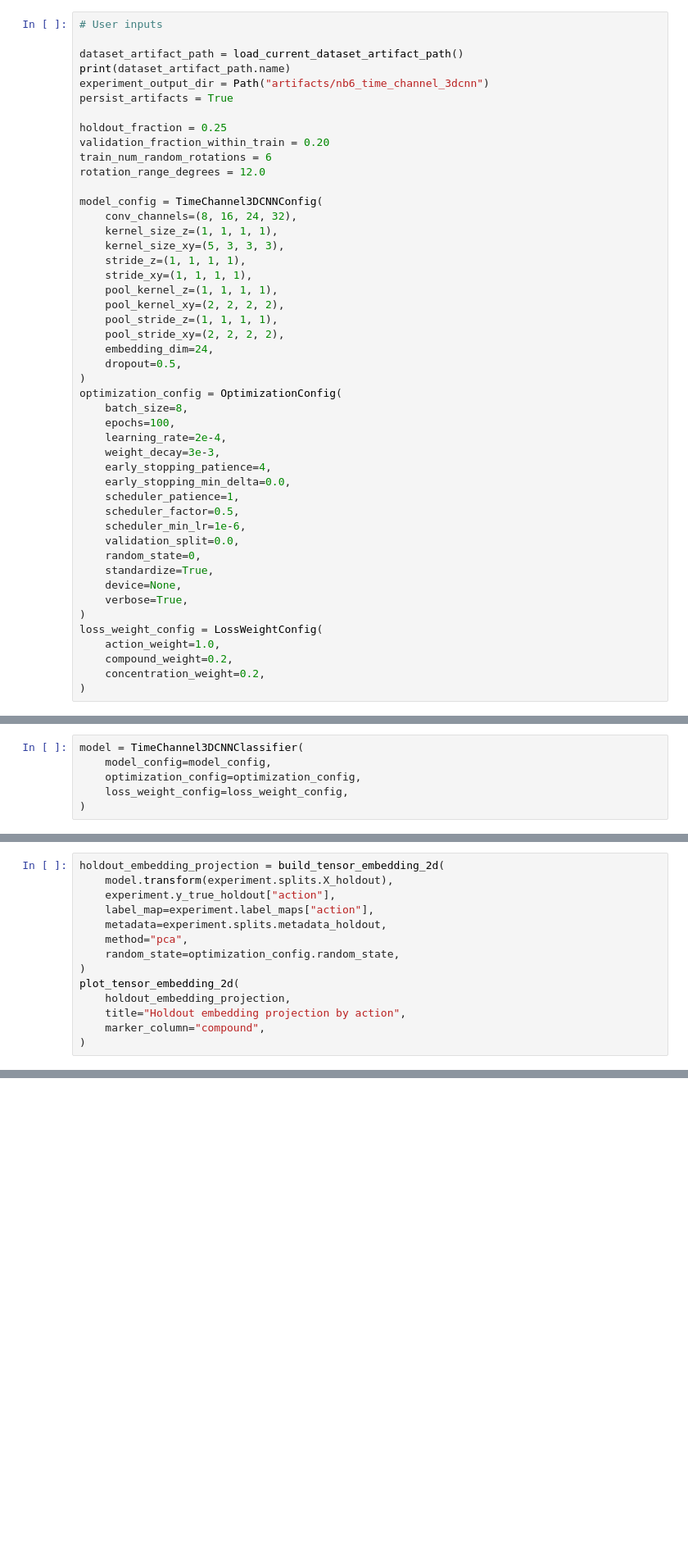
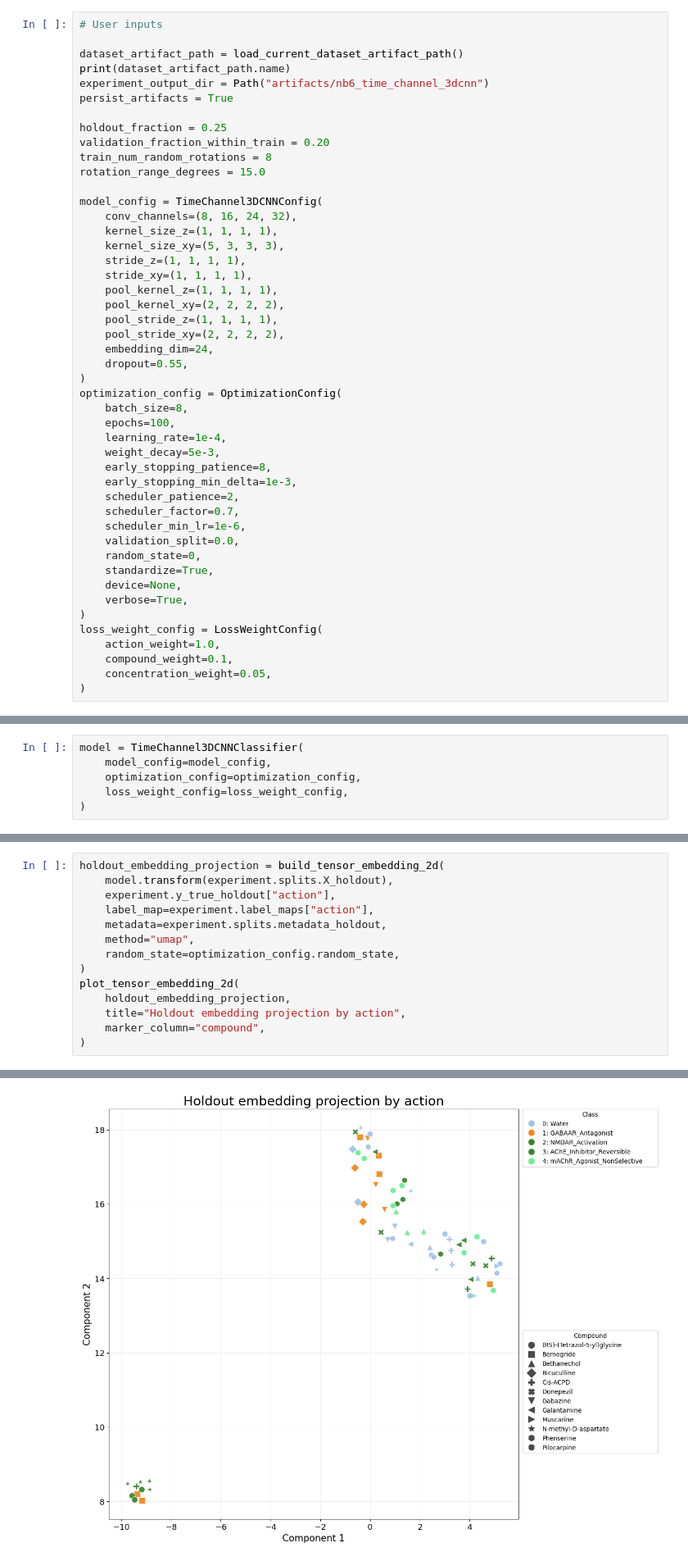
Before and after one commit to fabriziocosta/ZebraFish, a Jupyter notebook: 6_train_3d_cnn_classifier.ipynb, the cells around one changed output, grey strips where cells are left out. Shown at 82% size. Drawn from its saved outputs; the diff is of its cells as text; blank space fills up the shorter version.

```diff
--- a/6_train_3d_cnn_classifier.ipynb
+++ b/6_train_3d_cnn_classifier.ipynb
@@ -42,8 +45,8 @@ persist_artifacts = True
 
 holdout_fraction = 0.25
 validation_fraction_within_train = 0.20
-train_num_random_rotations = 6
-rotation_range_degrees = 12.0
+train_num_random_rotations = 8
+rotation_range_degrees = 15.0
 
 model_config = TimeChannel3DCNNConfig(
     conv_channels=(8, 16, 24, 32),
@@ -56,17 +59,17 @@ model_config = TimeChannel3DCNNConfig(
     pool_stride_z=(1, 1, 1, 1),
     pool_stride_xy=(2, 2, 2, 2),
     embedding_dim=24,
-    dropout=0.5,
+    dropout=0.55,
 )
 optimization_config = OptimizationConfig(
     batch_size=8,
     epochs=100,
-    learning_rate=2e-4,
-    weight_decay=3e-3,
-    early_stopping_patience=4,
-    early_stopping_min_delta=0.0,
-    scheduler_patience=1,
-    scheduler_factor=0.5,
+    learning_rate=1e-4,
+    weight_decay=5e-3,
+    early_stopping_patience=8,
+    early_stopping_min_delta=1e-3,
+    scheduler_patience=2,
+    scheduler_factor=0.7,
     scheduler_min_lr=1e-6,
     validation_split=0.0,
     random_state=0,
@@ -76,8 +79,8 @@ optimization_config = OptimizationConfig(
 )
 loss_weight_config = LossWeightConfig(
     action_weight=1.0,
-    compound_weight=0.2,
-    concentration_weight=0.2,
+    compound_weight=0.1,
+    concentration_weight=0.05,
 )
 # %% [output]
 moa_GA_An_NM_Ac_AC_In_mA_Ag_c2_mca3_mtc16_t20_z5_y64_x64.pt
@@ -112,7 +242,7 @@ holdout_embedding_projection = build_tensor_embedding_2d(
     experiment.y_true_holdout["action"],
     label_map=experiment.label_maps["action"],
     metadata=experiment.splits.metadata_holdout,
-    method="pca",
+    method="umap",
     random_state=optimization_config.random_state,
 )
 plot_tensor_embedding_2d(
@@ -120,3 +250,4 @@ plot_tensor_embedding_2d(
     title="Holdout embedding projection by action",
     marker_column="compound",
 )
+# %% [output]
@@ -123,3 +256,4 @@ plot_tensor_embedding_2d(
+[figure, added]
 # %%
 run_config = {
     "dataset_artifact_path": dataset_artifact_path,
```
Also changed, not shown: parts of 6 cells of this notebook, 2 other files.
